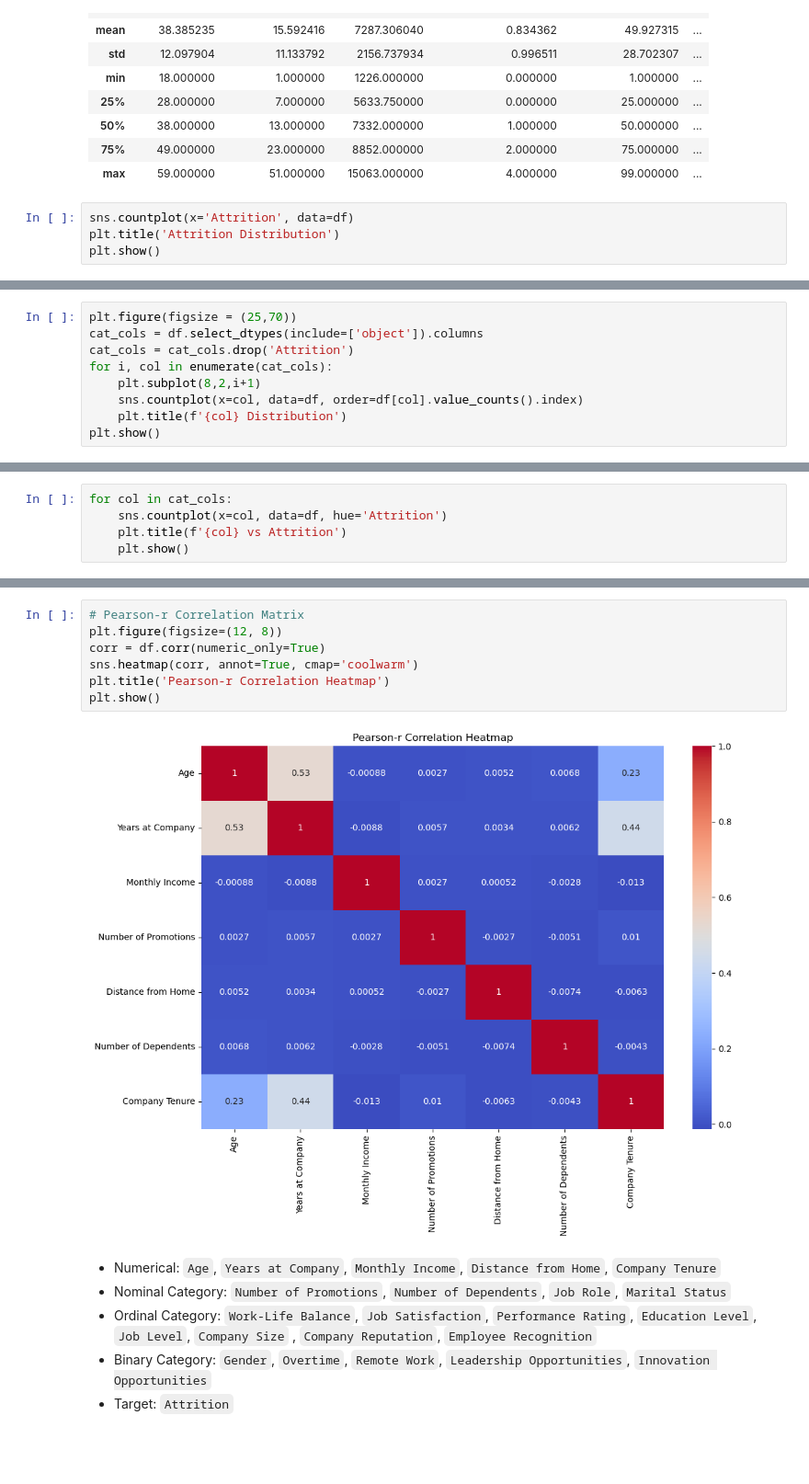
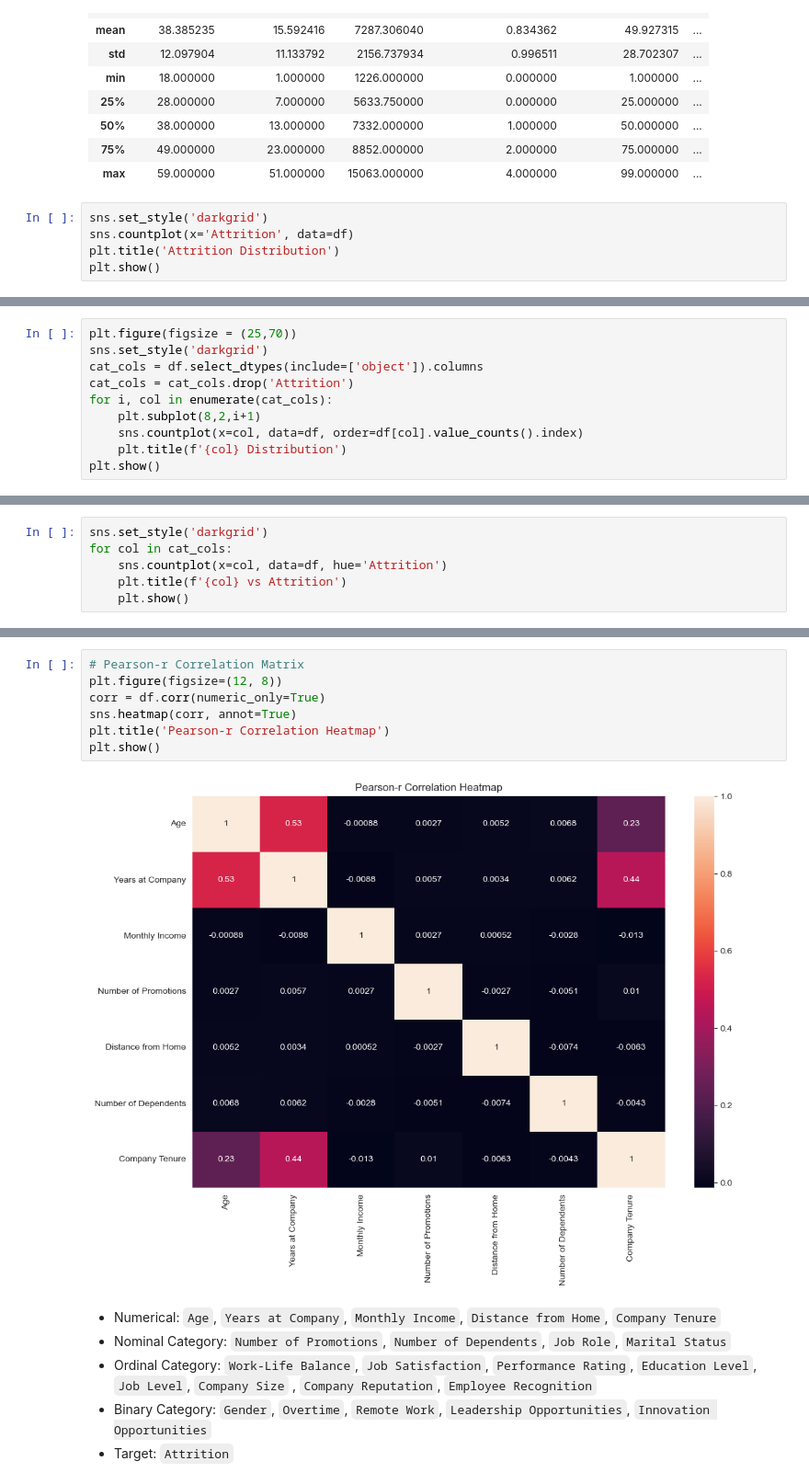
Before and after one commit to Mazen-2005/Employee-Attrition-Prediction-Classification-, a Jupyter notebook: notebooks/Employee Attrition.ipynb, the cells around one changed output, grey strips where cells are left out. Shown at 92% size. Saved outputs shown, nothing was run; the diff lists cells and outputs as text; blank space fills up the shorter version.

```diff
--- a/notebooks/Employee Attrition.ipynb
+++ b/notebooks/Employee Attrition.ipynb
@@ -63,6 +70,7 @@ df.describe()
 | 75% | 49.000000 | 23.000000 | 8852.000000 | 2.000000 | 75.000000 | ... |
 | max | 59.000000 | 51.000000 | 15063.000000 | 4.000000 | 99.000000 | ... |
 # %%
+sns.set_style('darkgrid')
 sns.countplot(x='Attrition', data=df)
 plt.title('Attrition Distribution')
 plt.show()
@@ -71,5 +79,6 @@ plt.show()
 # %%
 plt.figure(figsize = (25,70))
+sns.set_style('darkgrid')
 cat_cols = df.select_dtypes(include=['object']).columns
 cat_cols = cat_cols.drop('Attrition')
 for i, col in enumerate(cat_cols):
@@ -101,4 +110,5 @@ plt.show()
 # %%
+sns.set_style('darkgrid')
 for col in cat_cols:
     sns.countplot(x=col, data=df, hue='Attrition')
     plt.title(f'{col} vs Attrition')
@@ -129,12 +145,12 @@ plt.show()
 # %%
 # Pearson-r Correlation Matrix
 plt.figure(figsize=(12, 8))
 corr = df.corr(numeric_only=True)
-sns.heatmap(corr, annot=True, cmap='coolwarm')
+sns.heatmap(corr, annot=True)
 plt.title('Pearson-r Correlation Heatmap')
 plt.show()
 # %% [output]
-[figure, old version]
+[figure, new version]
 # %% [markdown]
 * Numerical: `Age`, `Years at Company`, `Monthly Income`, `Distance from Home`, `Company Tenure`
 * Nominal Category: `Number of Promotions`, `Number of Dependents`, `Job Role`, `Marital Status`
```
Also changed, not shown: parts of 13 cells of this notebook.
